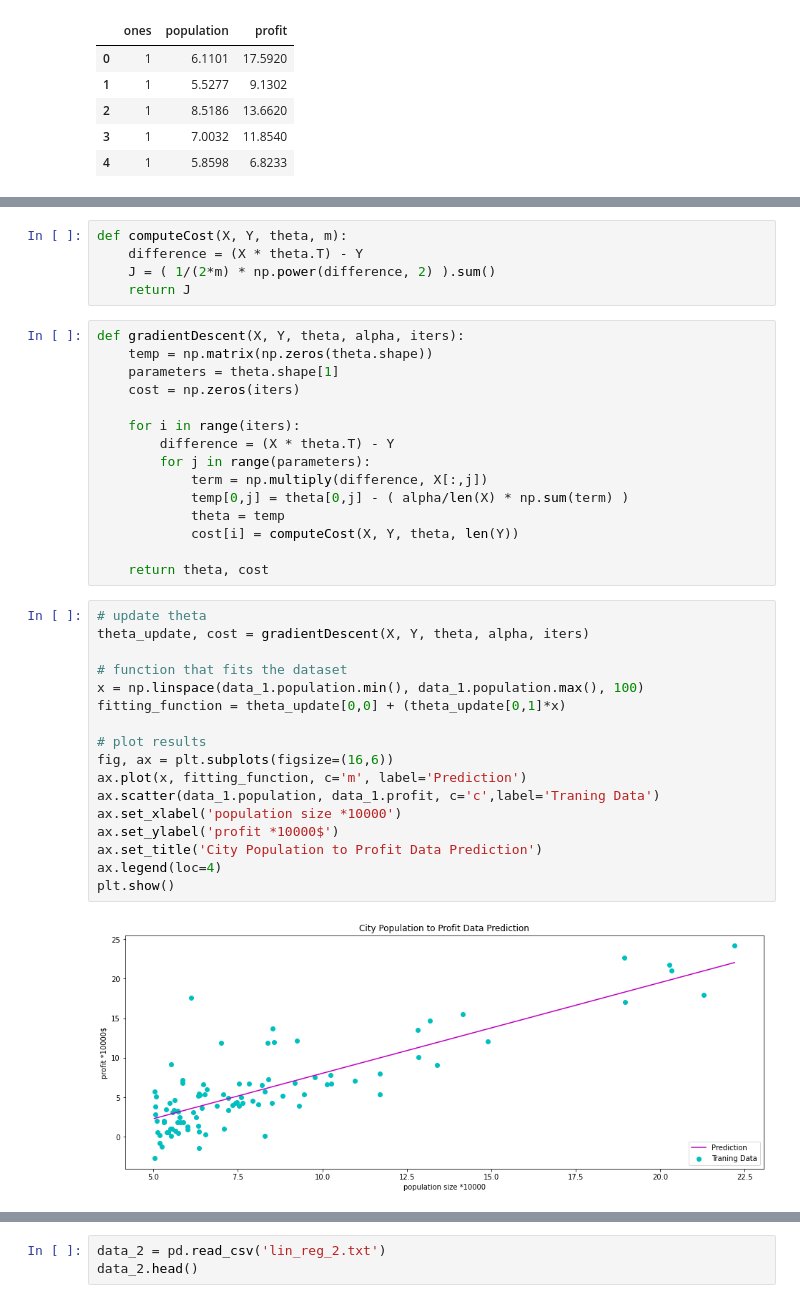
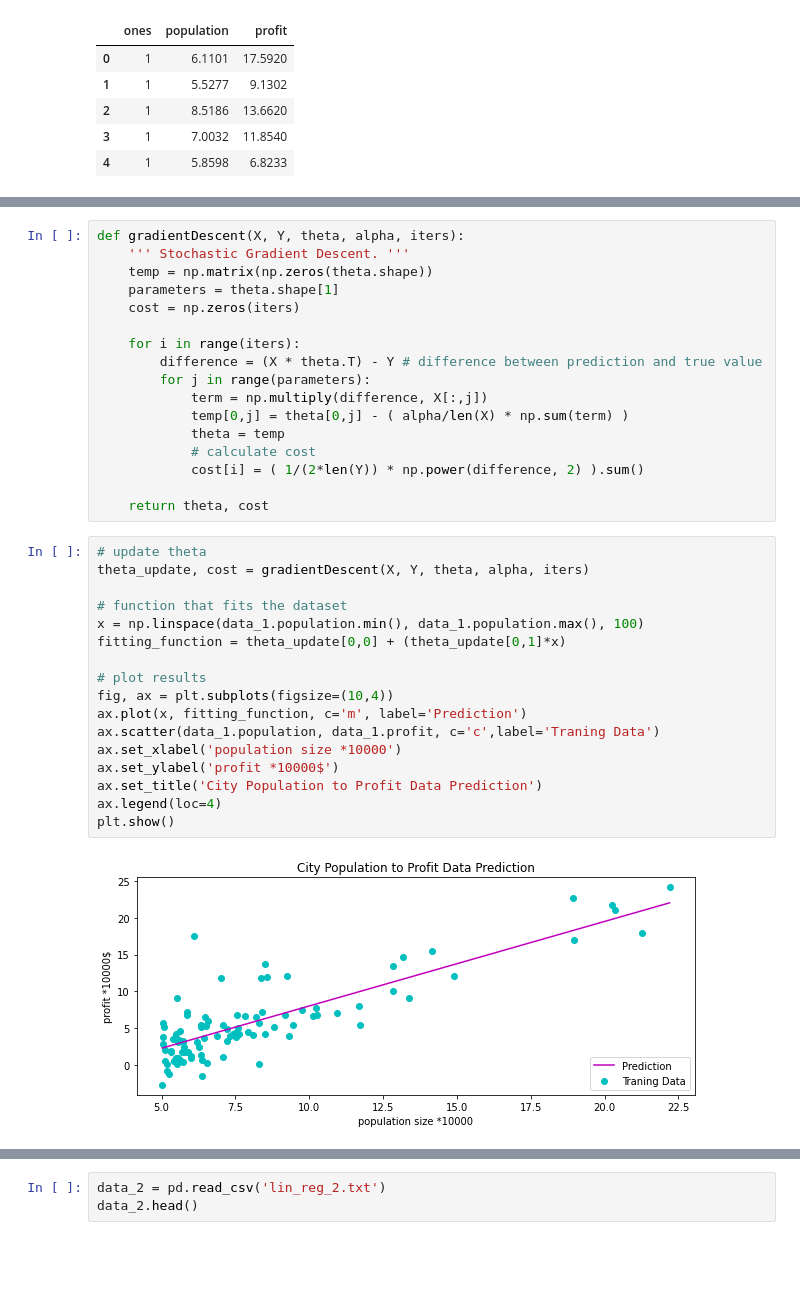
Before and after one commit to Lab-Brat/Machine_Learning_Practice, a Jupyter notebook: FromScratch/linear_regression.ipynb, the cells around one changed output, grey strips where cells are left out. Saved outputs shown, nothing was run; the diff lists cells and outputs as text; blank space fills up the shorter version.

Commit message:
added cost function directly into 'gradientDescent', added some documentation

```diff
--- a/FromScratch/linear_regression.ipynb
+++ b/FromScratch/linear_regression.ipynb
@@ -32,42 +36,39 @@ iters = 1200
 print('dimentions of X: {}, dimentions of Y: {}'.format(X.shape,Y.shape))
 # %% [output]
 dimentions of X: (97, 2), dimentions of Y: (97, 1)
-# %%
-def computeCost(X, Y, theta, m):
-    difference = (X * theta.T) - Y
-    J = ( 1/(2*m) * np.power(difference, 2) ).sum()
-    return J
 # %%
 def gradientDescent(X, Y, theta, alpha, iters):
+    ''' Stochastic Gradient Descent. '''
     temp = np.matrix(np.zeros(theta.shape))
     parameters = theta.shape[1]
     cost = np.zeros(iters)
 
     for i in range(iters):
-        difference = (X * theta.T) - Y
+        difference = (X * theta.T) - Y # difference between prediction and true value
         for j in range(parameters):
             term = np.multiply(difference, X[:,j])
             temp[0,j] = theta[0,j] - ( alpha/len(X) * np.sum(term) )
             theta = temp
-            cost[i] = computeCost(X, Y, theta, len(Y))
+            # calculate cost
+            cost[i] = ( 1/(2*len(Y)) * np.power(difference, 2) ).sum()
 
     return theta, cost
 # %%
 # update theta
 theta_update, cost = gradientDescent(X, Y, theta, alpha, iters)
 
 # function that fits the dataset
 x = np.linspace(data_1.population.min(), data_1.population.max(), 100)
 fitting_function = theta_update[0,0] + (theta_update[0,1]*x)
 
 # plot results
-fig, ax = plt.subplots(figsize=(16,6))
+fig, ax = plt.subplots(figsize=(10,4))
 ax.plot(x, fitting_function, c='m', label='Prediction')
 ax.scatter(data_1.population, data_1.profit, c='c',label='Traning Data')
 ax.set_xlabel('population size *10000')
 ax.set_ylabel('profit *10000$')
 ax.set_title('City Population to Profit Data Prediction')
 ax.legend(loc=4)
 plt.show()
 # %% [output]
-[figure, old version]
+[figure, new version]
```
Also changed, not shown: parts of 3 cells of this notebook.
